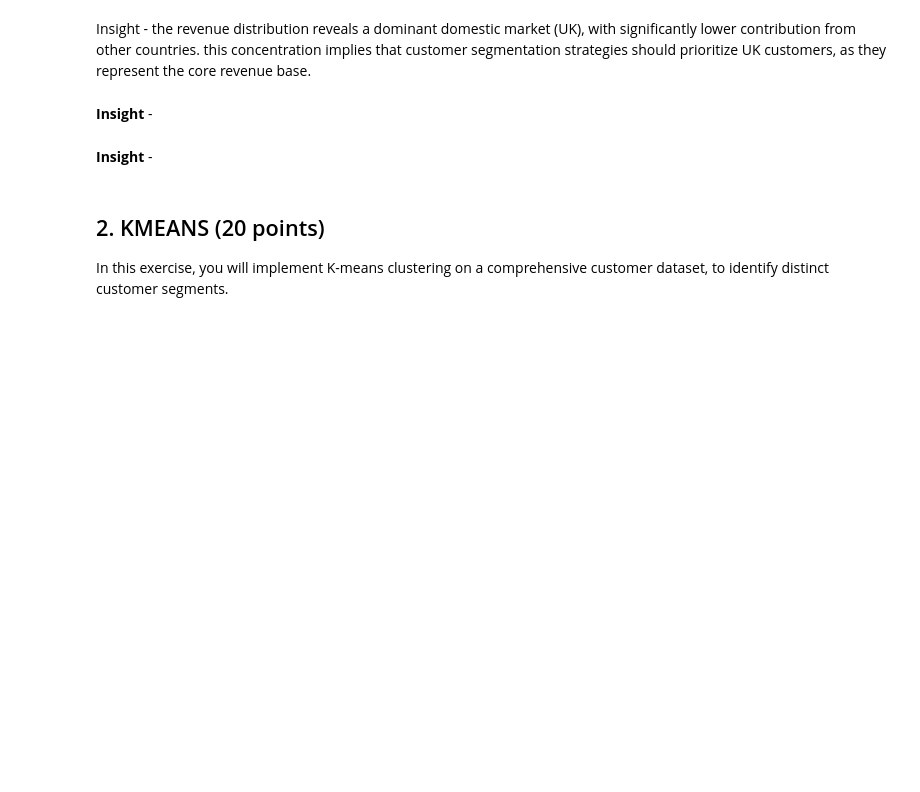
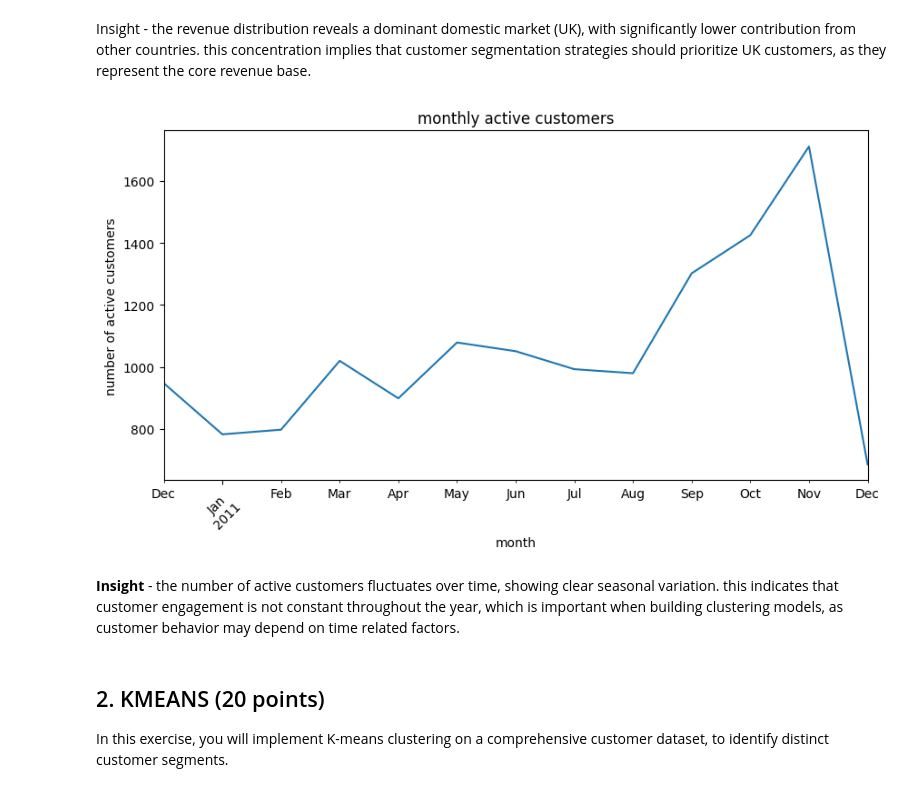
Before and after one commit to Avichay3/Full-training, a Jupyter notebook: Copy_of_Clustering_exercise.ipynb, the cells around one changed output. Saved outputs shown, nothing was run; the diff lists cells and outputs as text; code cells hidden in the pictures; blank space fills up the shorter version.

Commit message:
add graph 2

```diff
--- a/Copy_of_Clustering_exercise.ipynb
+++ b/Copy_of_Clustering_exercise.ipynb
@@ -189,2 +185,0 @@ Insight - the revenue distribution reveals a dominant domestic market (UK), with
-# %% [markdown]
-**Insight** -
@@ -193,5 +186,22 @@ Insight - the revenue distribution reveals a dominant domestic market (UK), with
-# %% [markdown]
-**Insight** -
+# %%
+# Graph 2 - monthly revenue trend
+
+df["YearMonth"] = df["InvoiceDate"].dt.to_period("M")
+
+monthly_active = df.groupby("YearMonth")["CustomerID"].nunique()
+
+plt.figure(figsize=(10,5))
+monthly_active.plot()
+plt.title("monthly active customers")
+plt.xlabel("month")
+plt.ylabel("number of active customers")
+plt.xticks(rotation=45)
+plt.show()
+# %% [output]
+[figure, added]
+# %% [markdown]
+**Insight** - the number of active customers fluctuates over time, showing clear seasonal variation.
+this indicates that customer engagement is not constant throughout the year, which is important when building clustering models, as customer behavior may depend on time related factors.
 # %% [markdown]
 ## 2. KMEANS (20 points)
 
```
Also changed, not shown: parts of 4 cells of this notebook.
